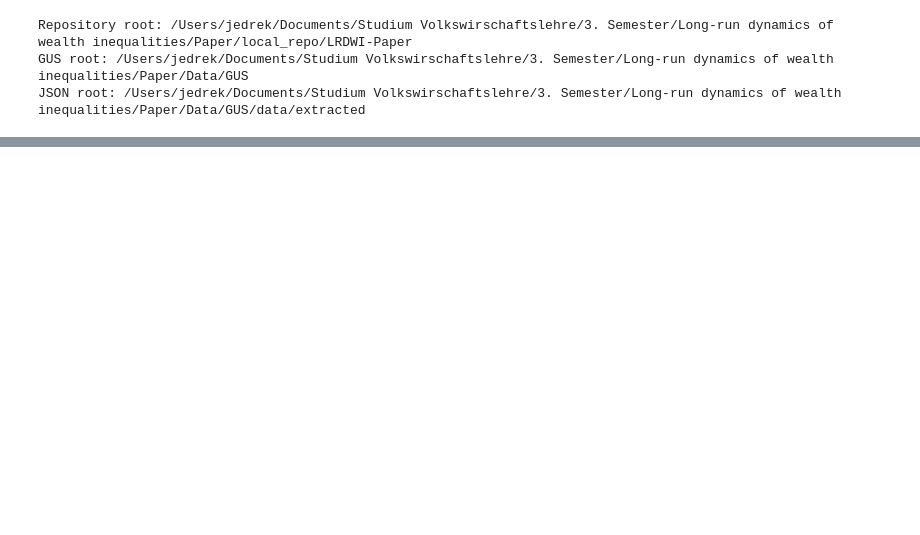
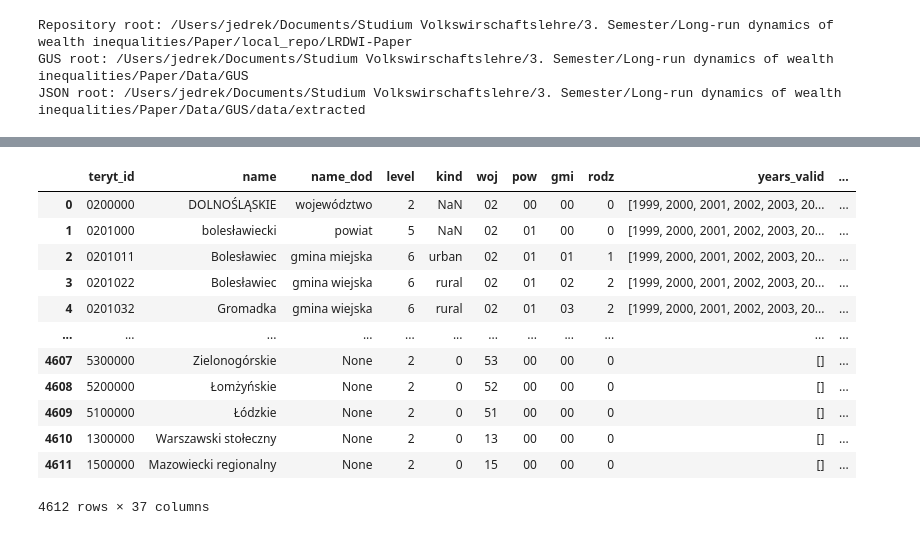
Before and after one commit to jendrkk/LRDWI-Paper, a Jupyter notebook: Code/analysis/GUS03_gTdb_optimization.ipynb, the cells around one changed output, grey strips where cells are left out. Drawn from its saved outputs; the diff is of its cells as text; code cells hidden in the pictures; blank space fills up the shorter version.

```diff
--- a/Code/analysis/GUS03_gTdb_optimization.ipynb
+++ b/Code/analysis/GUS03_gTdb_optimization.ipynb
@@ -177,7 +177,7 @@ for yr in sample_years:
 print()
 
 # --- Save optimized database ---
-optimized_db_path = geo_root / 'geoteryt_complete_final.pkl'
+optimized_db_path = geo_root / 'geoteryt_O.pkl'
 print(f"Saving optimized database to {optimized_db_path}...")
 t0 = time.time()
 db.save_complete(optimized_db_path, verbose=True)
@@ -290,0 +258,10 @@ AFTER OPTIMIZATION
+# %%
+# =============================================================================
+# STEP 2: Load Database
+# =============================================================================
+complete_db_path = geo_root / 'geoteryt_O.pkl'
+db = gtdb.load_complete_database(complete_db_path)
+db.print_summary()
+print(f"\nData summary: {db.get_data_summary()}")
+
+gc.collect()
@@ -290,0 +287,16 @@ AFTER OPTIMIZATION
+# %%
+db.to_dataframe()
+# %% [output]
+|  | teryt_id | name | name_dod | level | kind | woj | pow | gmi | rodz | years_valid | ... |
+| 0 | 0200000 | DOLNOŚLĄSKIE | województwo | 2 | NaN | 02 | 00 | 00 | 0 | [1999, 2000, 2001, 2002, 2003, 20... | ... |
+| 1 | 0201000 | bolesławiecki | powiat | 5 | NaN | 02 | 01 | 00 | 0 | [1999, 2000, 2001, 2002, 2003, 20... | ... |
+| 2 | 0201011 | Bolesławiec | gmina miejska | 6 | urban | 02 | 01 | 01 | 1 | [1999, 2000, 2001, 2002, 2003, 20... | ... |
+| 3 | 0201022 | Bolesławiec | gmina wiejska | 6 | rural | 02 | 01 | 02 | 2 | [1999, 2000, 2001, 2002, 2003, 20... | ... |
+| 4 | 0201032 | Gromadka | gmina wiejska | 6 | rural | 02 | 01 | 03 | 2 | [1999, 2000, 2001, 2002, 2003, 20... | ... |
+| ... | ... | ... | ... | ... | ... | ... | ... | ... | ... | ... | ... |
+| 4607 | 5300000 | Zielonogórskie | None | 2 | 0 | 53 | 00 | 00 | 0 | [] | ... |
+| 4608 | 5200000 | Łomżyńskie | None | 2 | 0 | 52 | 00 | 00 | 0 | [] | ... |
+| 4609 | 5100000 | Łódzkie | None | 2 | 0 | 51 | 00 | 00 | 0 | [] | ... |
+| 4610 | 1300000 | Warszawski stołeczny | None | 2 | 0 | 13 | 00 | 00 | 0 | [] | ... |
+| 4611 | 1500000 | Mazowiecki regionalny | None | 2 | 0 | 15 | 00 | 00 | 0 | [] | ... |
+4612 rows × 37 columns
```
Also changed, not shown: parts of 3 cells of this notebook, 13 other files.
